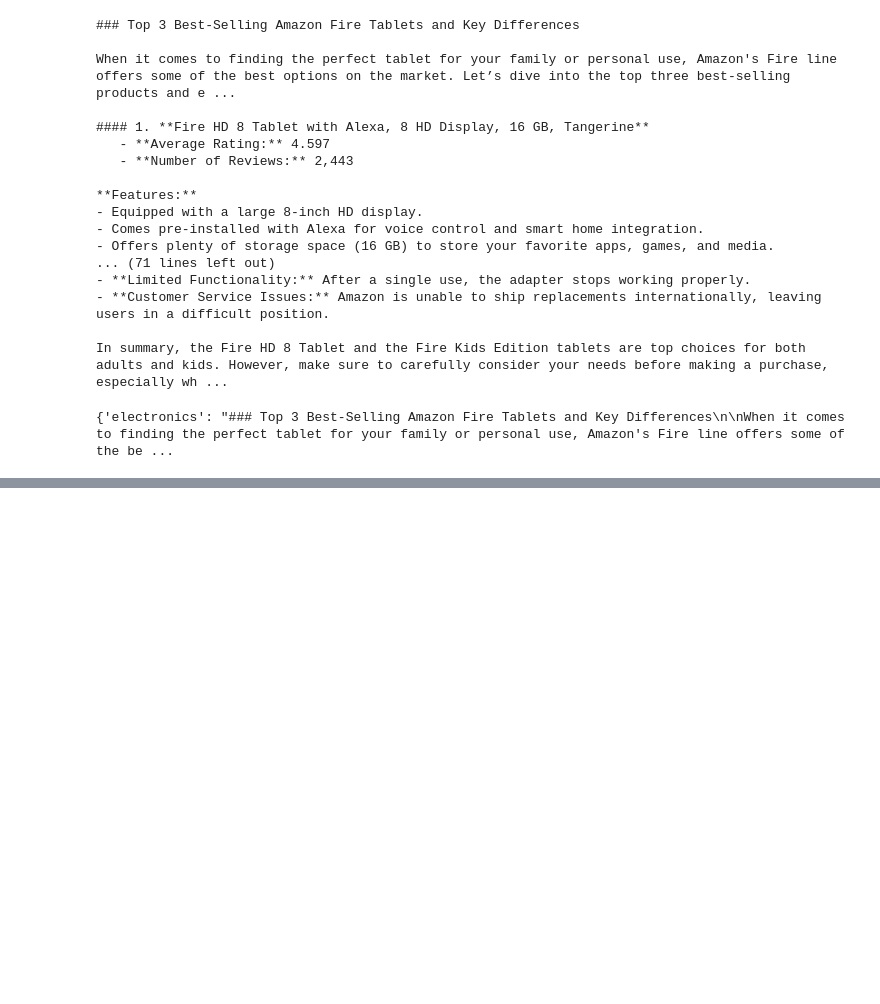
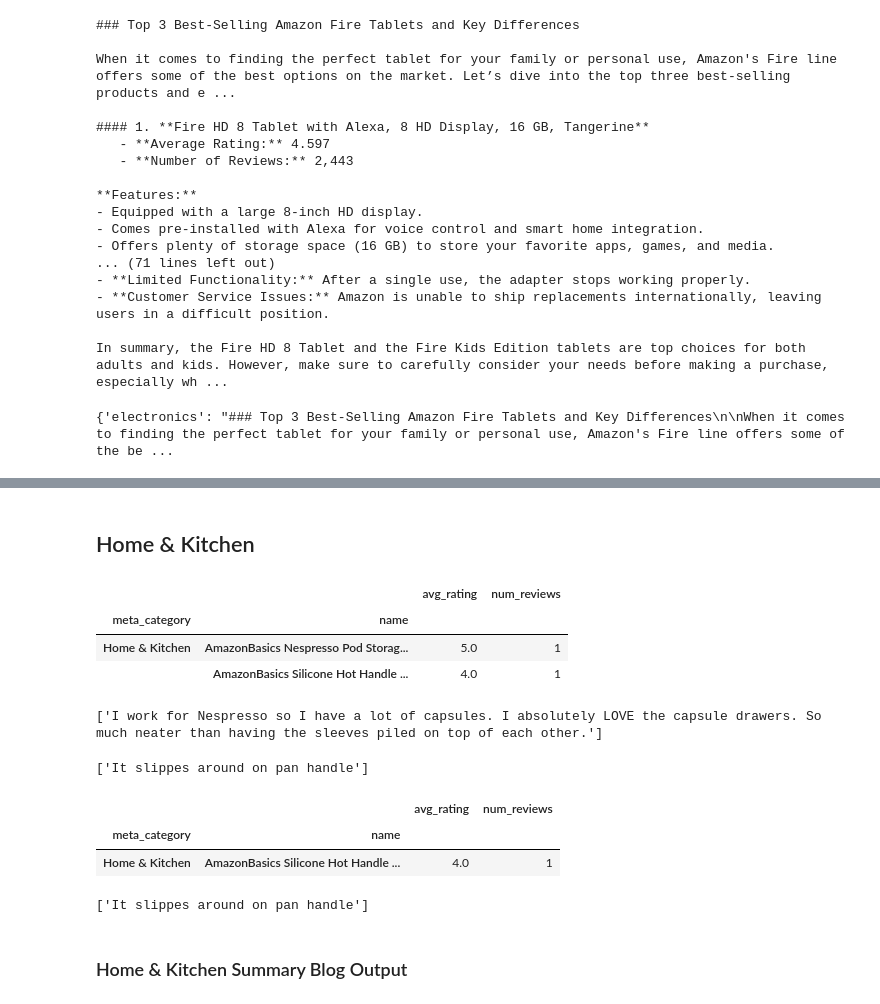
Before and after one commit to chandlershortlidge/project-dsai-business-case-automated-customer-reviews, a Jupyter notebook: notebooks/main.ipynb, the cells around one changed output, grey strips where cells are left out. Cells and saved outputs as stored; diff of their text form; code cells hidden in the pictures; blank space fills up the shorter version.

```diff
--- a/notebooks/main.ipynb
+++ b/notebooks/main.ipynb
@@ -731,0 +1040,45 @@ summaries
+# %% [markdown]
+## Home & Kitchen
+# %%
+home_kitchen = new_df[new_df["meta_category"] == "Home & Kitchen"]
+# %%
+top_3_hk = home_kitchen.groupby(['meta_category', 'name']).agg(
+    avg_rating=('reviews.rating', 'mean'),
+    num_reviews=('reviews.rating', 'count')
+).sort_values(by='num_reviews', ascending=False).head(3)
+
+top_3_hk
+# %% [output]
+|  |  | avg_rating | num_reviews |
+| meta_category | name |  |  |
+| Home & Kitchen | AmazonBasics Nespresso Pod Storag... | 5.0 | 1 |
+|  | AmazonBasics Silicone Hot Handle ... | 4.0 | 1 |
+# %%
+hk_1 = new_df[new_df["name"] == "AmazonBasics Nespresso Pod Storage Drawer - 50 Capsule Capacity"]["reviews.text"]
+hk_1.to_list()
+# %% [output]
+['I work for Nespresso so I have a lot of capsules. I absolutely LOVE the capsule drawers. So much neater than having the sleeves piled on top of each other.']
+# %%
+hk_2 = new_df[new_df["name"] == "AmazonBasics Silicone Hot Handle Cover/Holder - Red"]["reviews.text"]
+hk_2.to_list()
+# %% [output]
+['It slippes around on pan handle']
+# %%
+worst_hk_product = home_kitchen.groupby(['meta_category', 'name']).agg(
+    avg_rating=('reviews.rating', 'mean'),
+    num_reviews=('reviews.rating', 'count')
+).sort_values(by='avg_rating', ascending=True).head(1)
+
+worst_hk_product
+# %% [output]
+|  |  | avg_rating | num_reviews |
+| meta_category | name |  |  |
+| Home & Kitchen | AmazonBasics Silicone Hot Handle ... | 4.0 | 1 |
+# %%
+worst_hk_name = worst_hk_product.index.get_level_values('name')[0]
+worst_hk_reviews = new_df[new_df["name"] == worst_hk_name]["reviews.text"]
+worst_hk_reviews.to_list()
+# %% [output]
+['It slippes around on pan handle']
+# %% [markdown]
+### Home & Kitchen Summary Blog Output
```
Also changed, not shown: parts of 50 cells of this notebook, 3 other files.
